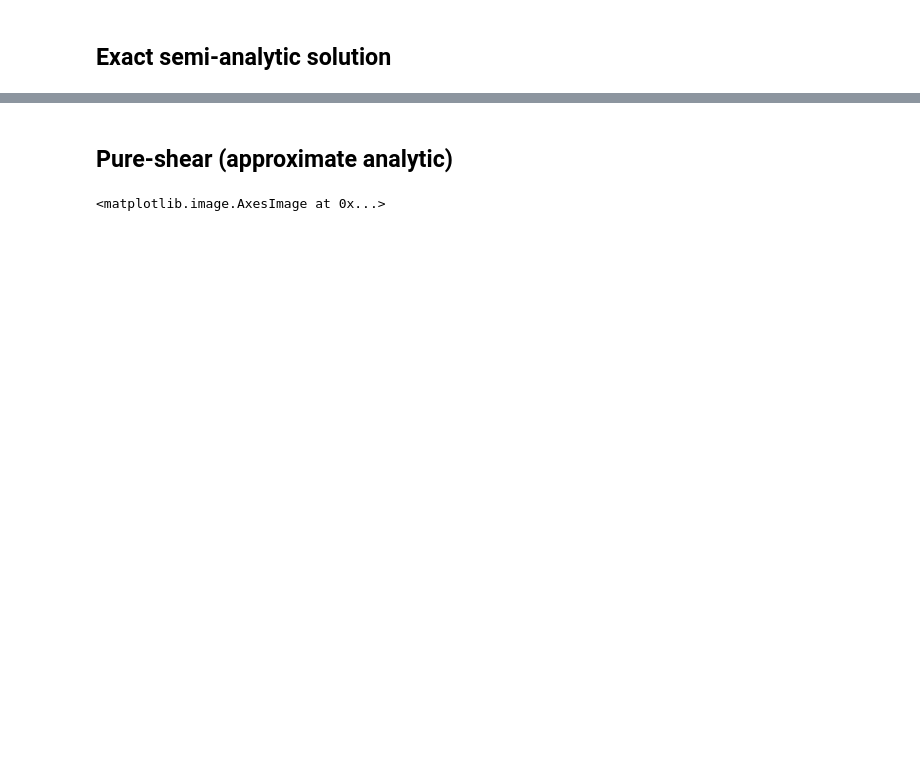
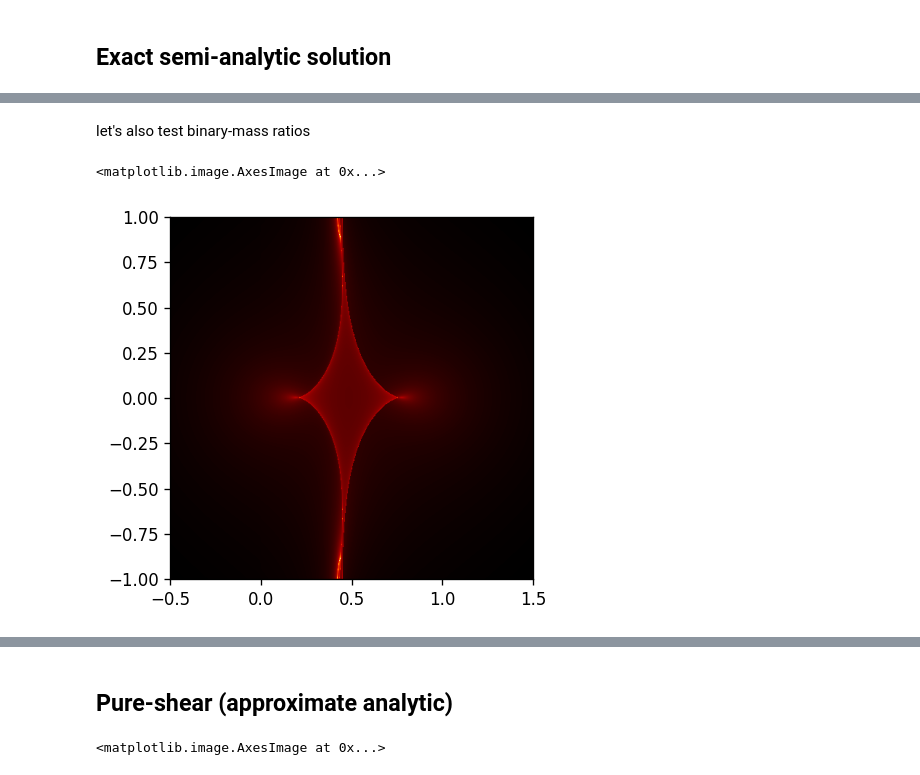
Before and after one commit to kmzzhang/analytic-lensing, a Jupyter notebook: demo.ipynb, the cells around one changed output, grey strips where cells are left out. Drawn from its saved outputs; the diff is of its cells as text; code cells hidden in the pictures; blank space fills up the shorter version.

```diff
--- a/demo.ipynb
+++ b/demo.ipynb
@@ -20,0 +69,9 @@ plt.imshow(np.log10(result), cmap='gist_heat', extent=(x_grid.min(), x_grid.max(
+# %% [markdown]
+let's also test binary-mass ratios
+# %%
+x_grid, y_grid = np.linspace(-0.5,1.5,500), np.linspace(-1,1,500)
+result = mag_map_exact(1, 0.9, x_grid, y_grid, laguerre=True)
+plt.imshow(np.log10(result), cmap='gist_heat', extent=(x_grid.min(), x_grid.max(), y_grid.min(), y_grid.max()))
+# %% [output]
+<matplotlib.image.AxesImage at 0x...>
+[figure, added]
```
Also changed, not shown: parts of 13 cells of this notebook, 4 other files.
